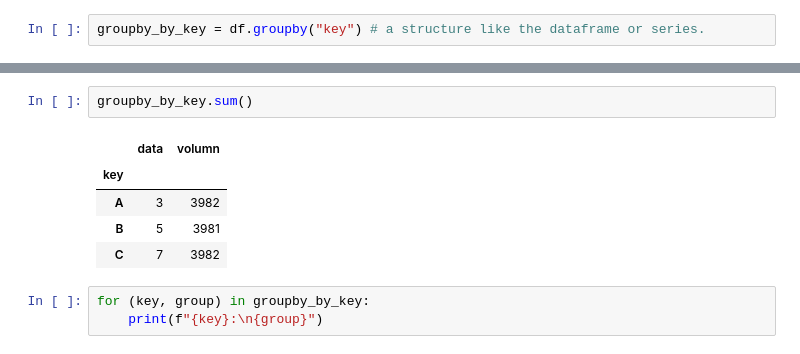
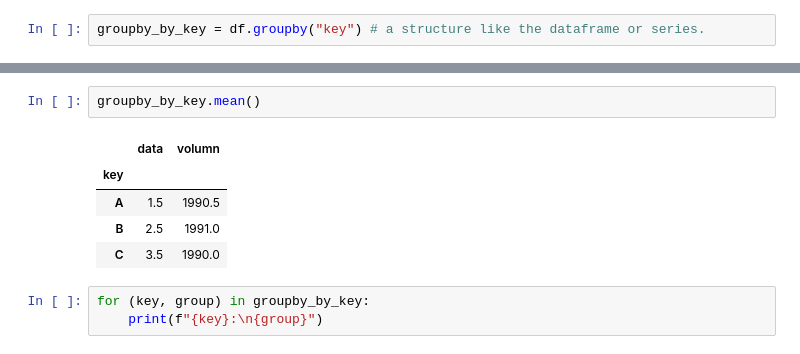
Before and after one commit to lindholmen/DataScienceLearningTutorial, a Jupyter notebook: notebooks/numpy_practice_notebook_version.ipynb, the cells around one changed output, grey strips where cells are left out. Cells and saved outputs as stored; diff of their text form.

```diff
--- a/notebooks/numpy_practice_notebook_version.ipynb
+++ b/notebooks/numpy_practice_notebook_version.ipynb
@@ -2826,11 +2875,11 @@ groupby_by_key.aggregate(sum)
 # %%
-groupby_by_key.sum()
+groupby_by_key.mean()
 # %% [output]
 |  | data | volumn |
 | key |  |  |
-| A | 3 | 3982 |
-| B | 5 | 3981 |
-| C | 7 | 3982 |
+| A | 1.5 | 1990.5 |
+| B | 2.5 | 1991.0 |
+| C | 3.5 | 1990.0 |
 # %%
 for (key, group) in groupby_by_key:
     print(f"{key}:\n{group}")
```
Also changed, not shown: parts of 12 cells of this notebook.
